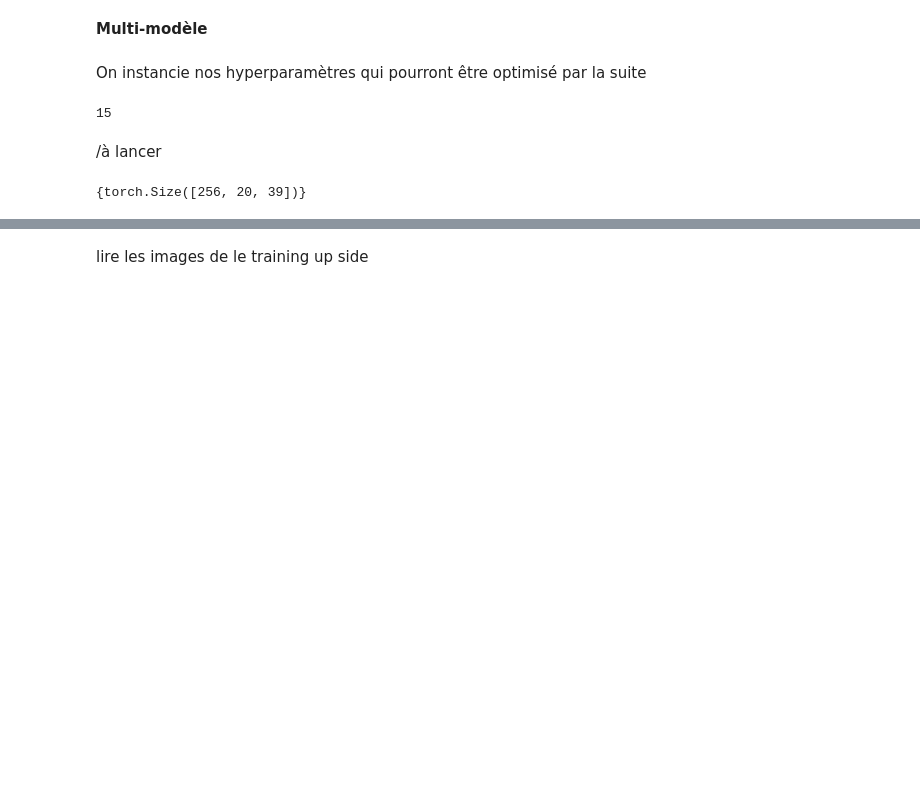
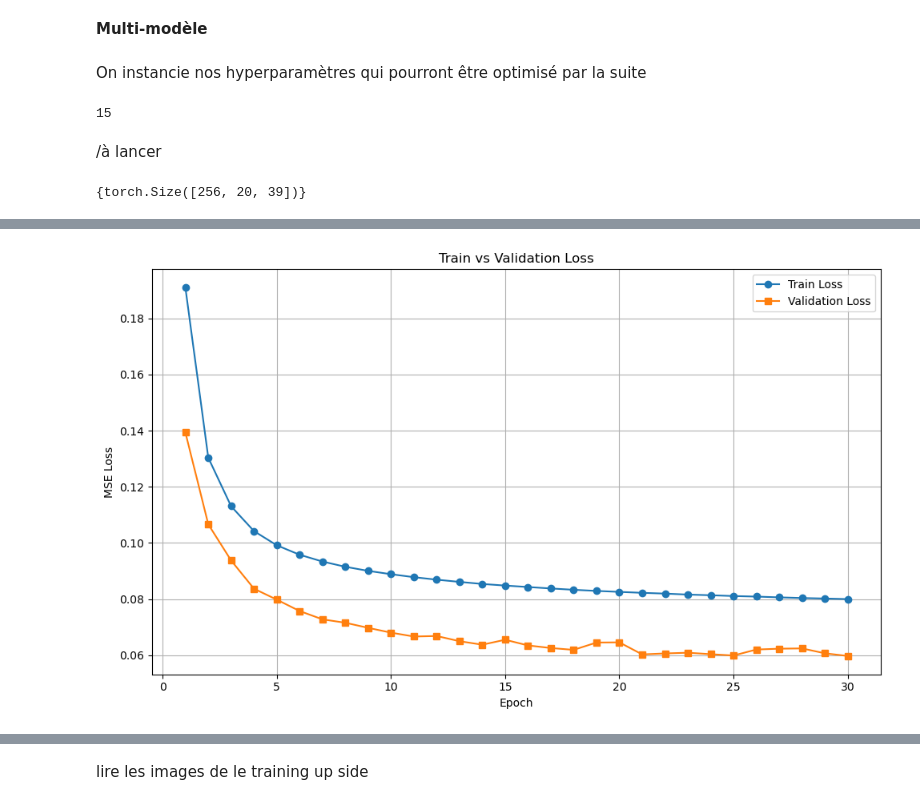
Before and after one commit to BrunoRichard98/Mini_Challenge_Capteur_Virtuel_AirLoadBench, a Jupyter notebook: Mini_Challenge_Bruno_Samuel_Multi_Model.ipynb, the cells around one changed output, grey strips where cells are left out. Saved outputs shown, nothing was run; the diff lists cells and outputs as text; code cells hidden in the pictures; blank space fills up the shorter version.

```diff
--- a/Mini_Challenge_Bruno_Samuel_Multi_Model.ipynb
+++ b/Mini_Challenge_Bruno_Samuel_Multi_Model.ipynb
@@ -280,18 +291,20 @@ KeyboardInterrupt:
 # %%
 
-# plt.figure(figsize=(10,6))
+plt.figure(figsize=(10,6))
 
-# epochs = range(1, len(train_losses) + 1)
+epochs = range(1, len(train_losses) + 1)
 
-# plt.plot(epochs, train_losses, label="Train Loss", marker='o')
-# plt.plot(epochs, val_losses,   label="Validation Loss", marker='s')
+plt.plot(epochs, train_losses, label="Train Loss", marker='o')
+plt.plot(epochs, val_losses,   label="Validation Loss", marker='s')
 
-# plt.xlabel("Epoch")
-# plt.ylabel("MSE Loss")
-# plt.title("Train vs Validation Loss")
-# plt.grid(True)
-# plt.legend()
-# plt.savefig('Train_vs_Validation_Loss.png', dpi=300)
-# plt.tight_layout()
-# plt.show()
+plt.xlabel("Epoch")
+plt.ylabel("MSE Loss")
+plt.title("Train vs Validation Loss")
+plt.grid(True)
+plt.legend()
+plt.savefig('Train_vs_Validation_Loss_Mercosur.png', dpi=300)
+plt.tight_layout()
+plt.show()
+# %% [output]
+[figure, added]
 # %%
```
Also changed, not shown: parts of 4 cells of this notebook.
